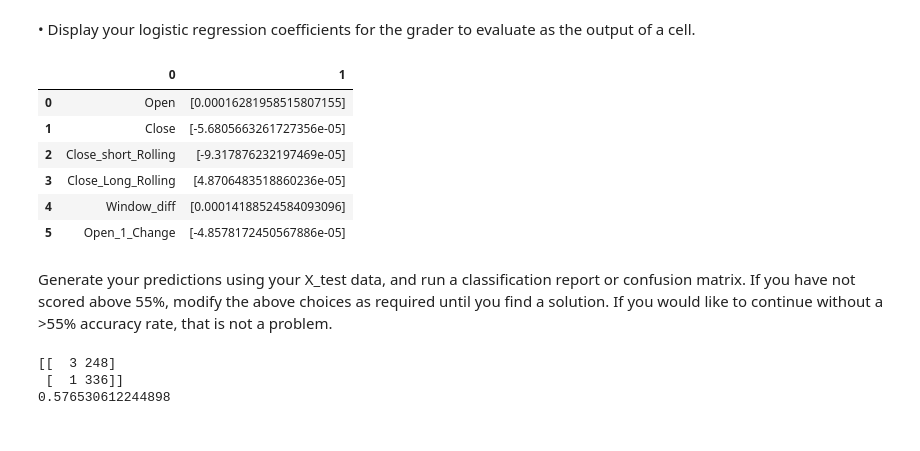
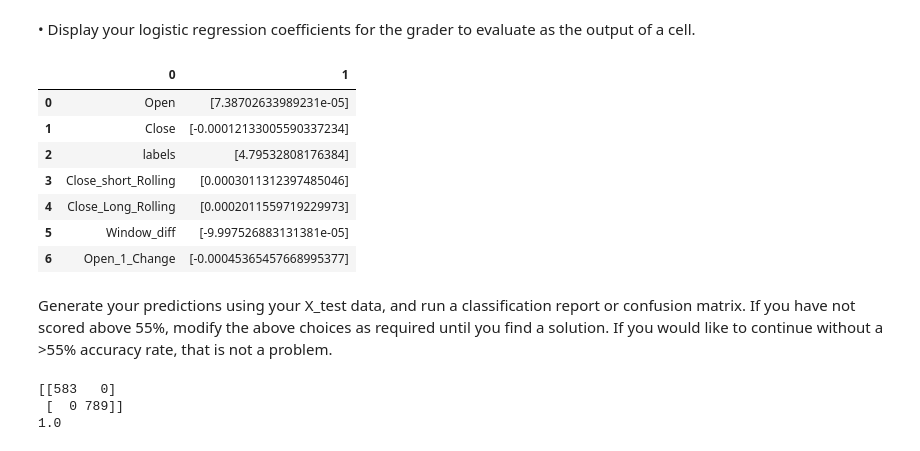
Before and after one commit to ZainabAlharbi/FintechExam, a Jupyter notebook: exam.ipynb, the cells around one changed output. Cells and saved outputs as stored; diff of their text form; code cells hidden in the pictures.

```diff
--- a/exam.ipynb
+++ b/exam.ipynb
@@ -130,5 +139,5 @@ matrix([[3.66658118e-01, 6.56180636e-02, 2.10160866e-01, 3.57411451e-01,
 # %%
-weights =pd.DataFrame({'AMZN':[x[0,0]],'MSFT':[x[0,1]],'AAPL':[x[0,2]],'GOOGL':[x[0,3]],'FORD':[x[0,4]]},index=[three_years.last_valid_index()])
+weights =pd.DataFrame({'AMZN':[asset_weights[0,0]],'MSFT':[asset_weights[0,1]],'AAPL':[asset_weights[0,2]],'GOOGL':[asset_weights[0,3]],'FORD':[asset_weights[0,4]]},index=[three_years.last_valid_index()])
 weights
 # %% [output]
 |  | AMZN | MSFT | AAPL | GOOGL | FORD |
@@ -230,9 +230,9 @@ Black Belt
 # %% [markdown]
 • Create labels for predicting next day close as +1.0 for an increase, -1.0 for a decrease.
 # %%
-copy = seven_years.copy()
-copy['labels'] = np.where(copy.Close.shift(-1)>=copy.Close,1,-1)
-copy
+seven_years_c = seven_years.copy()
+seven_years_c['labels'] = np.where(seven_years_c.Close.shift(-1)>=seven_years_c.Close,1,-1)
+seven_years_c
 # %% [output]
 |  | Open | Close | labels |
 | Date |  |  |  |
@@ -258,10 +258,10 @@ o Or any others you feel make sense as alternative or additions.
 # %%
 short_time = 5
 long_time = 15
-seven_years['Close_short_Rolling']=seven_years['Close'].rolling(window=short_time).mean()
-seven_years['Close_Long_Rolling']=seven_years['Close'].rolling(window=long_time).mean()
-seven_years['Window_diff']=seven_years['Close_Long_Rolling']-seven_years['Close_short_Rolling']
-seven_years['Open_1_Change'] = seven_years['Open'].shift(1)
-seven_years = seven_years.dropna()
-seven_years
+seven_years_c['Close_short_Rolling']=seven_years_c['Close'].rolling(window=short_time).mean()
+seven_years_c['Close_Long_Rolling']=seven_years_c['Close'].rolling(window=long_time).mean()
+seven_years_c['Window_diff']=seven_years_c['Close_Long_Rolling']-seven_years_c['Close_short_Rolling']
+seven_years_c['Open_1_Change'] = seven_years_c['Open'].shift(1)
+seven_years_c = seven_years_c.dropna()
+seven_years_c
 # %% [output]
@@ -282,11 +282,11 @@ seven_years
 # %% [markdown]
 • Train-test-split your data using 30% of the data for the train, the remainder for the test.
 # %%
-X2 = seven_years.copy()
-y = np.where(X2.Close.shift(-1)>=X2.Close,1,-1)
-index = int(0.70*len(X2))
-X_train = X2.iloc[:index]
-X_test= X2.iloc[index:]
+X = seven_years_c.copy()
+y = np.where(X.Close.shift(-1)>=X.Close,1,-1)
+index = int(0.30*len(X))
+X_train = X.iloc[:index]
+X_test= X.iloc[index:]
 y_train = y[:index]
 y_test= y[index:]
 # %% [markdown]
@@ -302,27 +302,28 @@ logistic = logistic.fit(X_train,y_train)
 # %% [markdown]
 • Display your logistic regression coefficients for the grader to evaluate as the output of a cell.
 # %%
-pd.DataFrame(zip(seven_years.columns, np.transpose(logistic.coef_)))
+pd.DataFrame(zip(seven_years_c.columns, np.transpose(logistic.coef_)))
 # %% [output]
 |  | 0 | 1 |
-| 0 | Open | [0.00016281958515807155] |
-| 1 | Close | [-5.6805663261727356e-05] |
-| 2 | Close_short_Rolling | [-9.317876232197469e-05] |
-| 3 | Close_Long_Rolling | [4.8706483518860236e-05] |
-| 4 | Window_diff | [0.00014188524584093096] |
-| 5 | Open_1_Change | [-4.8578172450567886e-05] |
+| 0 | Open | [7.38702633989231e-05] |
+| 1 | Close | [-0.00012133005590337234] |
+| 2 | labels | [4.79532808176384] |
+| 3 | Close_short_Rolling | [0.0003011312397485046] |
+| 4 | Close_Long_Rolling | [0.0002011559719229973] |
+| 5 | Window_diff | [-9.997526883131381e-05] |
+| 6 | Open_1_Change | [-0.00045365457668995377] |
 # %% [markdown]
 Generate your predictions using your X_test data, and run a classification report or confusion matrix. If you have not scored above 55%, modify the above choices as required until you find a solution. If you would like to continue without a >55% accuracy rate, that is not a problem.
 # %%
-from sklearn.metrics import accuracy_score
-predictions = logistic.predict(X_test)
-confusion_matrix =metrics.confusion_matrix(y_test,predictions)
-print(confusion_matrix)
-accuracy = accuracy_score(y_test,predictions)
-print(accuracy)
+#from sklearn.metrics import accuracy_score
+#predictions = logistic.predict(X_test)
+#confusion_matrix =metrics.confusion_matrix(y_test,predictions)
+#print(confusion_matrix)
+#accuracy = accuracy_score(y_test,predictions)
+#print(accuracy)
 #print(metrics.confusion_matrix(y_test,predictions))
 #print(logistic.score(X_test,y_test))
 # %% [output]
-[[  3 248]
- [  1 336]]
-0.576530612244898
+[[583   0]
+ [  0 789]]
+1.0
```
Also changed, not shown: parts of 31 cells of this notebook.
